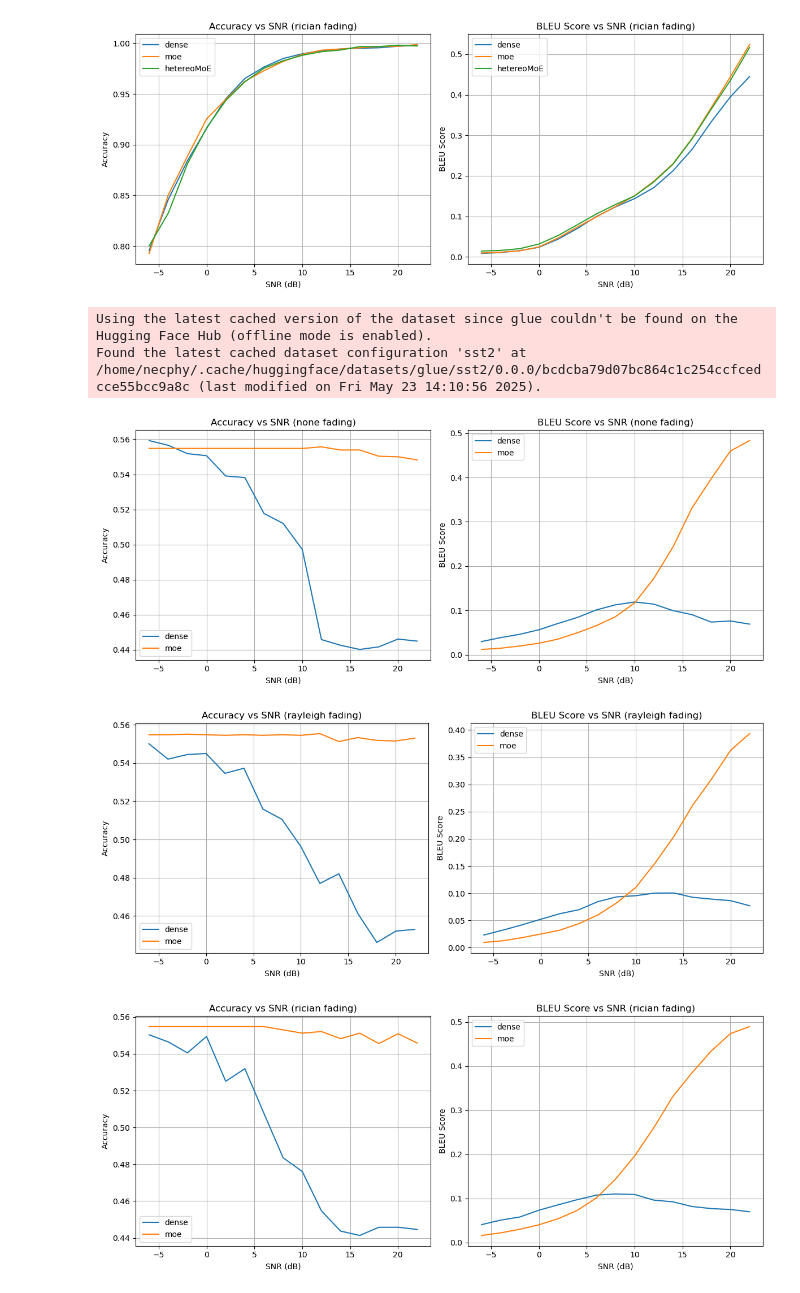
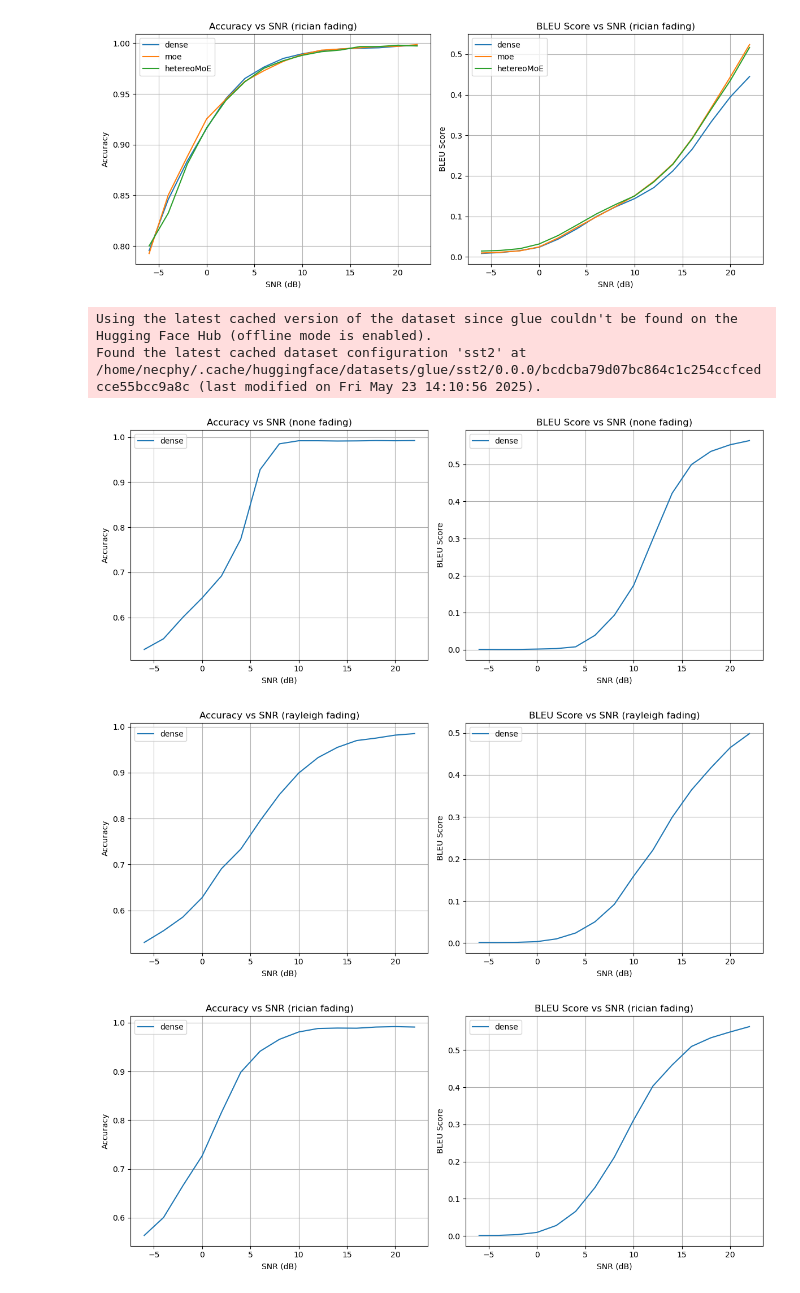
Before and after one commit to duchoang06/moe_semcom, a Jupyter notebook: visualize_2.ipynb, the cells around one changed output. Cells and saved outputs as stored; diff of their text form; code cells hidden in the pictures.

```diff
--- a/visualize_2.ipynb
+++ b/visualize_2.ipynb
@@ -723,18 +723,18 @@ device = torch.device("cuda" if torch.cuda.is_available() else "cpu")
 
 # Load models
 # model_moe = MoE_SemCom(num_tasks=2, embed_dim=380, task_dim=16, num_experts=8, transmit_dim=128, num_encd_layer=4).to(device) # currently 4 should be 6
-model_moe = Transformer_SemCom(num_tasks=2, embed_dim=412, task_dim=8, num_encd_layer=4, transmit_dim=256).to(device)
+# model_moe = Transformer_SemCom(num_tasks=2, embed_dim=412, task_dim=8, num_encd_layer=4, transmit_dim=256).to(device)
 
-model_dense = Transformer_SemCom(num_tasks=2, embed_dim=412, task_dim=8, num_encd_layer=4, transmit_dim=256).to(device)
+model_dense = Transformer_SemCom(num_tasks=2, embed_dim=412, task_dim=8, num_encd_layer=4, transmit_dim=128).to(device)
 
 # model_hetereo = HetereoMoE_SemCom(num_tasks=2, embed_dim=380, task_dim=16, num_experts=8, size_distribution='arithmetic', transmit_dim=128, num_encd_layer=4).to(device)  # NEW
 
-model_moe.load_state_dict(torch.load("checkpoints/Dense_snr12_20250604_055257.pt"))
+# model_moe.load_state_dict(torch.load("checkpoints/Dense_snr12_20250604_055257.pt"))
 
-model_dense.load_state_dict(torch.load("checkpoints/Dense_nofading_20250604_014501.pt"))
+model_dense.load_state_dict(torch.load("checkpoints/Dense_newMI_20250613_142628.pt"))
 # model_hetereo.load_state_dict(torch.load("checkpoints/HetereoMoE_decoder_20250531_103102.pt"))  # NEW
 
-model_moe.eval()
+# model_moe.eval()
 model_dense.eval()
 # model_hetereo.eval()
 
@@ -757,7 +757,7 @@ fading_range = ['none', 'rayleigh', 'rician']
 # Results dicts
 results = {
     'dense': {'accuracy': {f: [] for f in fading_range}, 'bleu': {f: [] for f in fading_range}},
-    'moe': {'accuracy': {f: [] for f in fading_range}, 'bleu': {f: [] for f in fading_range}},
+    # 'moe': {'accuracy': {f: [] for f in fading_range}, 'bleu': {f: [] for f in fading_range}},
     # 'hetereoMoE': {'accuracy': {f: [] for f in fading_range}, 'bleu': {f: [] for f in fading_range}},  #
 }
 
@@ -769,7 +769,7 @@ for snr in snr_range:
 
         for texts, labels in test_loader:
             # for arch_name, model in [('dense', model_dense), ('moe', model_moe), ('hetereoMoE', model_hetereo),]:  # NEW
-            for arch_name, model in [('dense', model_dense), ('moe', model_moe),]:  # NEW
+            for arch_name, model in [('dense', model_dense),]:  # NEW
 
                 for task in [0, 1]:
                     with torch.no_grad():
@@ -811,35 +811,35 @@ for snr in snr_range:
 
 # Plotting: 3 figures, one per fading
 # model_types = ['dense', 'moe', 'hetereoMoE']  # NEW
-model_types = ['dense', 'moe',]  # NEW
+model_types = ['dense',]  # NEW
 
 
 for fading in fading_range:
     fig, axs = plt.subplots(1, 2, figsize=(12, 5))
 
     # Accuracy plot
     for model in model_types:
         axs[0].plot(snr_range, results[model]['accuracy'][fading], label=model)
     axs[0].set_title(f'Accuracy vs SNR ({fading} fading)')
     axs[0].set_xlabel('SNR (dB)')
     axs[0].set_ylabel('Accuracy')
     axs[0].legend()
     axs[0].grid(True)
 
     # BLEU plot
     for model in model_types:
         axs[1].plot(snr_range, results[model]['bleu'][fading], label=model)
     axs[1].set_title(f'BLEU Score vs SNR ({fading} fading)')
     axs[1].set_xlabel('SNR (dB)')
     axs[1].set_ylabel('BLEU Score')
     axs[1].legend()
     axs[1].grid(True)
 
     plt.tight_layout()
     plt.show()
 # %% [output]
 Using the latest cached version of the dataset since glue couldn't be found on the Hugging Face Hub (offline mode is enabled).
 Found the latest cached dataset configuration 'sst2' at /home/necphy/.cache/huggingface/datasets/glue/sst2/0.0.0/bcdcba79d07bc864c1c254ccfcedcce55bcc9a8c (last modified on Fri May 23 14:10:56 2025).
-[figure, old version]
+[figure, new version]
-[figure, old version]
+[figure, new version]
-[figure, old version]
+[figure, new version]
```
Also changed, not shown: parts of 1 cell of this notebook, 14 other files.
